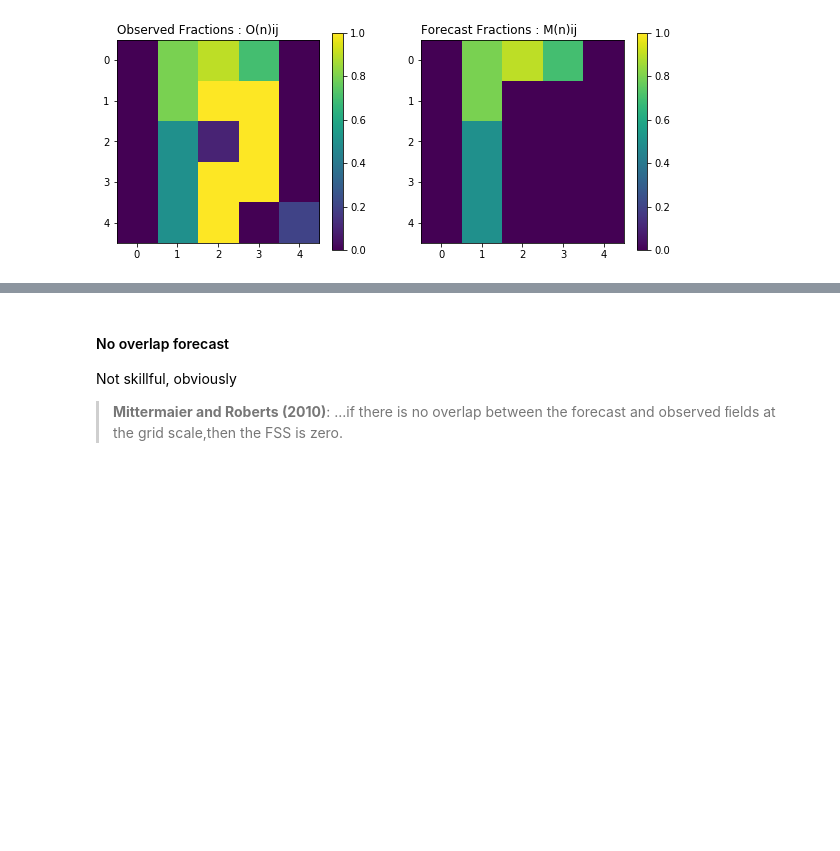
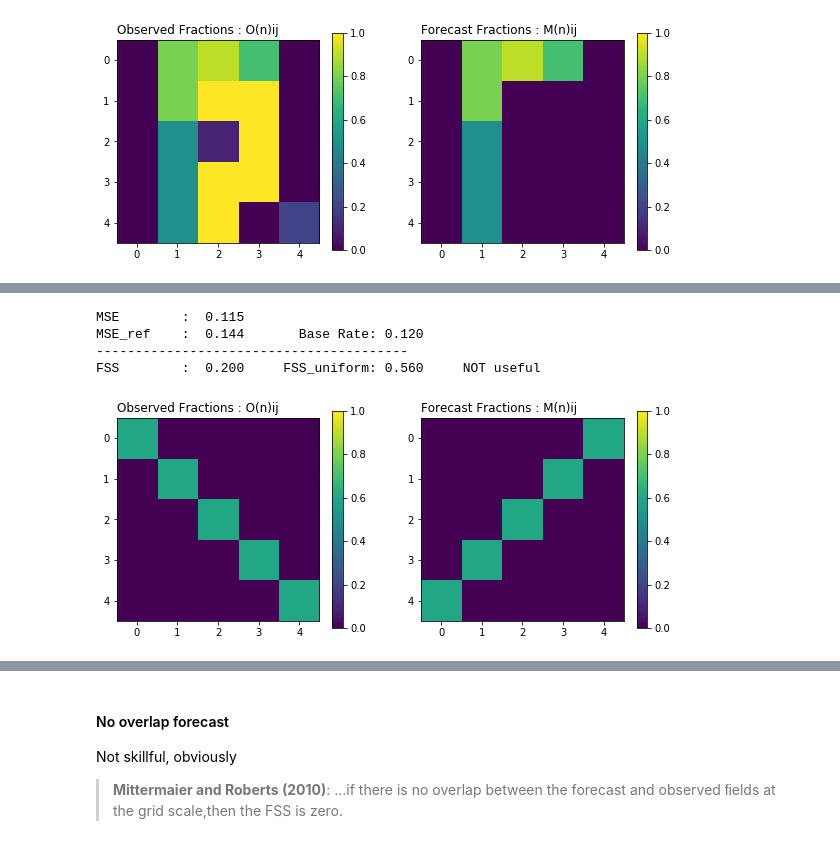
Before and after one commit to blaylockbk/pyBKB_v3, a Jupyter notebook: publications/GLM_HRRR/how_FSS_works.ipynb, the cells around one changed output, grey strips where cells are left out. Cells and saved outputs as stored; diff of their text form; code cells hidden in the pictures; blank space fills up the shorter version.

```diff
--- a/publications/GLM_HRRR/how_FSS_works.ipynb
+++ b/publications/GLM_HRRR/how_FSS_works.ipynb
@@ -303,0 +350,21 @@ FSS        :  0.524     FSS_uniform: 0.720     NOT useful
+# %%
+OBS = np.array([[.6,.0,.0,.0,.0],
+                [.0,.6,.0,.0,.0],
+                [.0,.0,.6,.0,.0],
+                [.0,.0,.0,.6,.0],
+                [.0,.0,.0,.0,.6]])
+
+FXX = np.array([[.0,.0,.0,.0,.6],
+                [.0,.0,0.,.6,.0],
+                [.0,.0,.6,0.,.0],
+                [.0,.6,0.,.0,.0],
+                [.6,.0,0.,.0,.0]])
+
+
+data = print_and_plot_FSS(OBS, FXX)
+# %% [output]
+MSE        :  0.115
+MSE_ref    :  0.144       Base Rate: 0.120
+----------------------------------------
+FSS        :  0.200     FSS_uniform: 0.560     NOT useful
+[figure, added]
```
Also changed, not shown: parts of 9 cells of this notebook, 3 other files.
